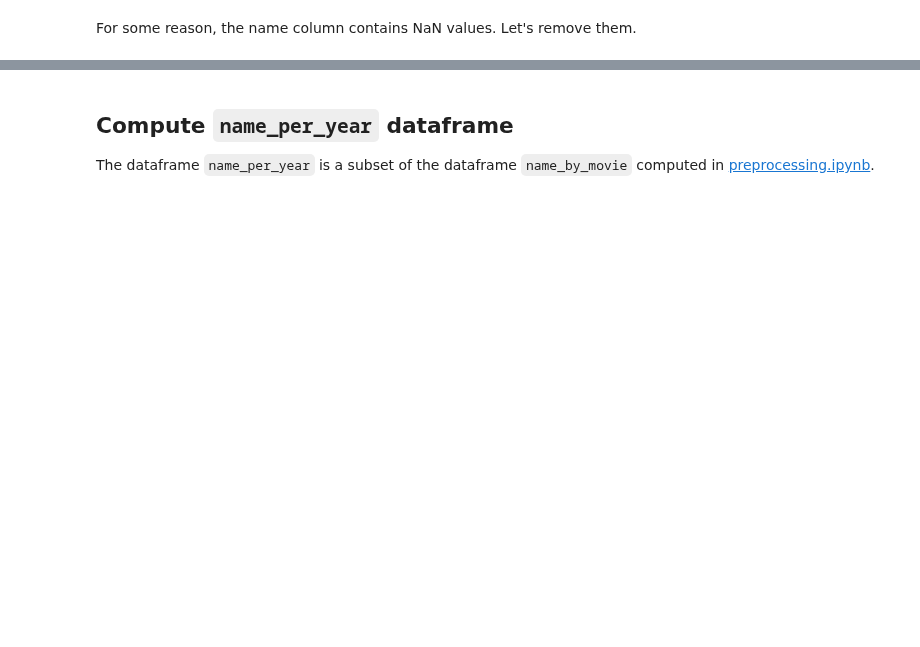
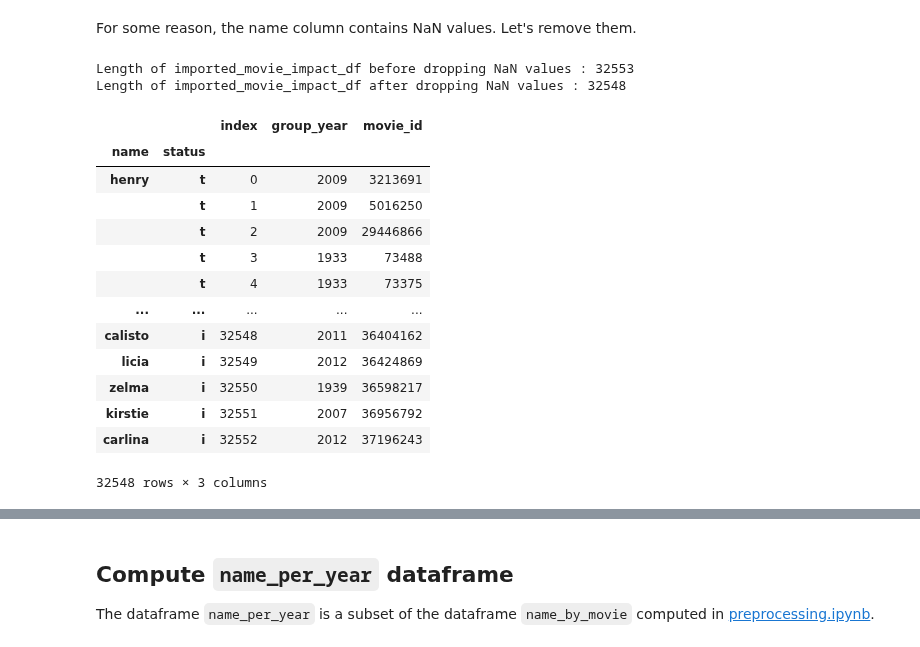
Before and after one commit to epfl-ada/ada-2023-project-abadakor, a Jupyter notebook: data/get_data_for_website.ipynb, the cells around one changed output, grey strips where cells are left out. Cells and saved outputs as stored; diff of their text form; code cells hidden in the pictures; blank space fills up the shorter version.

```diff
--- a/data/get_data_for_website.ipynb
+++ b/data/get_data_for_website.ipynb
@@ -285,13 +552,32 @@ For some reason, the name column contains NaN values. Let's remove them.
 # %%
 # drop NaN values in the name column
 print(f"Length of imported_movie_impact_df before dropping NaN values : {len(imported_movie_impact_df)}")
 imported_movie_impact_df.reset_index(inplace=True)
 imported_movie_impact_df.dropna(subset=['name'], inplace=True)
 imported_movie_impact_df.set_index(['name', 'status'], inplace=True)
 print(f"Length of imported_movie_impact_df after dropping NaN values : {len(imported_movie_impact_df)}")
 
 display(imported_movie_impact_df)
-movie_impact_df = imported_movie_impact_df.copy(deep=True)
+
+# uncomment the next line to save the imported dataframe as movie_impact_df
+# movie_impact_df = imported_movie_impact_df.copy(deep=True)
+# %% [output]
+Length of imported_movie_impact_df before dropping NaN values : 32553
+Length of imported_movie_impact_df after dropping NaN values : 32548
+|  |  | index | group_year | movie_id |
+| name | status |  |  |  |
+| henry | t | 0 | 2009 | 3213691 |
+|  | t | 1 | 2009 | 5016250 |
+|  | t | 2 | 2009 | 29446866 |
+|  | t | 3 | 1933 | 73488 |
+|  | t | 4 | 1933 | 73375 |
+| ... | ... | ... | ... | ... |
+| calisto | i | 32548 | 2011 | 36404162 |
+| licia | i | 32549 | 2012 | 36424869 |
+| zelma | i | 32550 | 1939 | 36598217 |
+| kirstie | i | 32551 | 2007 | 36956792 |
+| carlina | i | 32552 | 2012 | 37196243 |
+32548 rows × 3 columns
 # %%
 # Check for NaN values in the name column
 contains_nan = imported_movie_impact_df.reset_index()['name'].isna().any()
```
Also changed, not shown: parts of 36 cells of this notebook.
